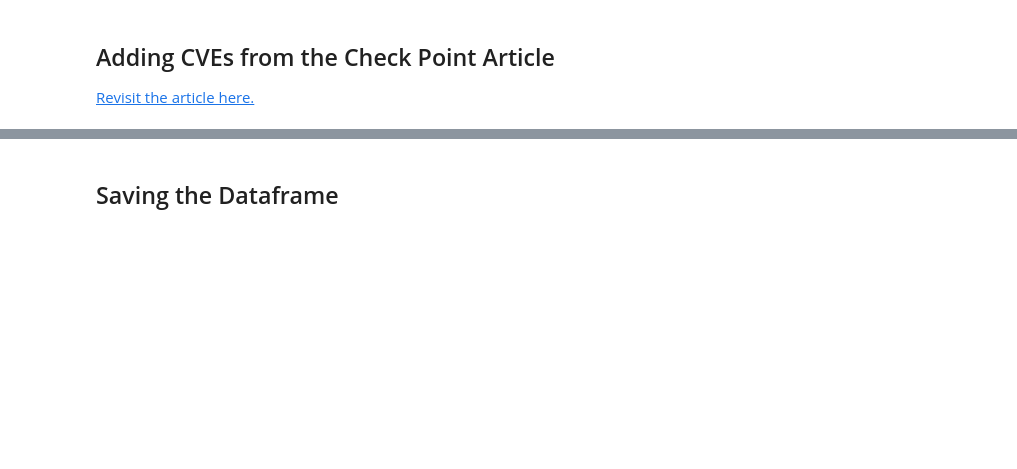
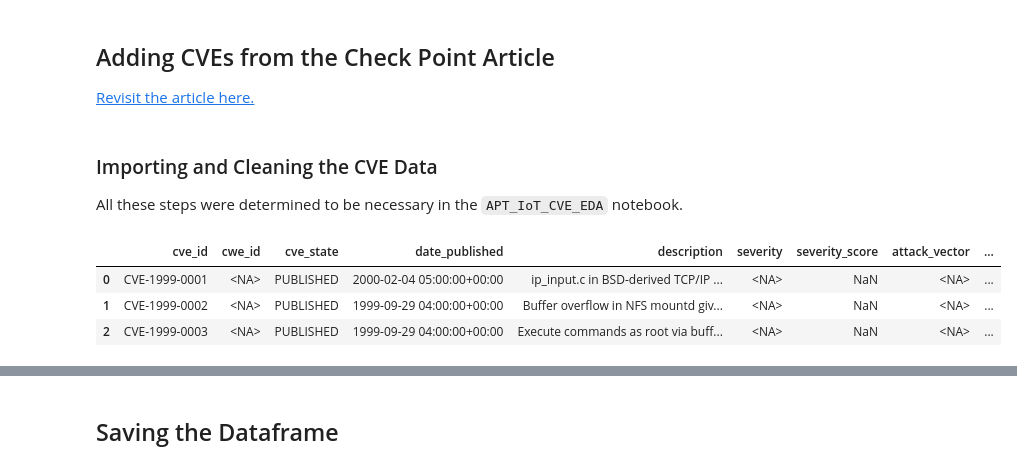
Before and after one commit to JBrocklyAnderson/practice-project, a Jupyter notebook: notebooks/Known_IoT_Attacks.ipynb, the cells around one changed output, grey strips where cells are left out. Saved outputs shown, nothing was run; the diff lists cells and outputs as text; code cells hidden in the pictures; blank space fills up the shorter version.

Commit message:
Add CVE data to nation-state attack IoT CVEs

```diff
--- a/notebooks/Known_IoT_Attacks.ipynb
+++ b/notebooks/Known_IoT_Attacks.ipynb
@@ -466,0 +449,31 @@ df.insert(1, 'year_cve', df.pop('year_cve'))
+# %% [markdown]
+### Importing and Cleaning the CVE Data
+All these steps were determined to be necessary in the `APT_IoT_CVE_EDA` notebook.
+# %%
+# Import
+cves = pd.read_parquet('../data/CVE_V5/CVE_List.parquet')
+
+# Drop rejected CVEs
+cves = cves.drop(cves[cves['cve_state'] == 'REJECTED'].index)
+
+# Convert publication date to datetime format
+cves['date_published'] = pd.to_datetime(cves['date_published'], format='ISO8601', utc=True)
+
+# Convert objects to text data (string)
+obj_cols = cves.select_dtypes(include=['object']).columns
+cves[obj_cols] = cves[obj_cols].astype('string')
+
+# Standardize severity scores
+cves['severity'] = cves['severity'].replace(['medium', 'MODERATE'], 'MEDIUM')
+
+# Remove leading or trailing whitespace
+str_cols = cves.select_dtypes(include=['string']).columns
+cves[str_cols] = cves[str_cols].apply(lambda x: x.str.strip())
+# %%
+# Glance
+cves.head(3)
+# %% [output]
+|  | cve_id | cwe_id | cve_state | date_published | description | severity | severity_score | attack_vector | ... |
+| 0 | CVE-1999-0001 | <NA> | PUBLISHED | 2000-02-04 05:00:00+00:00 | ip_input.c in BSD-derived TCP/IP ... | <NA> | NaN | <NA> | ... |
+| 1 | CVE-1999-0002 | <NA> | PUBLISHED | 1999-09-29 04:00:00+00:00 | Buffer overflow in NFS mountd giv... | <NA> | NaN | <NA> | ... |
+| 2 | CVE-1999-0003 | <NA> | PUBLISHED | 1999-09-29 04:00:00+00:00 | Execute commands as root via buff... | <NA> | NaN | <NA> | ... |
```
Also changed, not shown: parts of 15 cells of this notebook, 1 other file.
